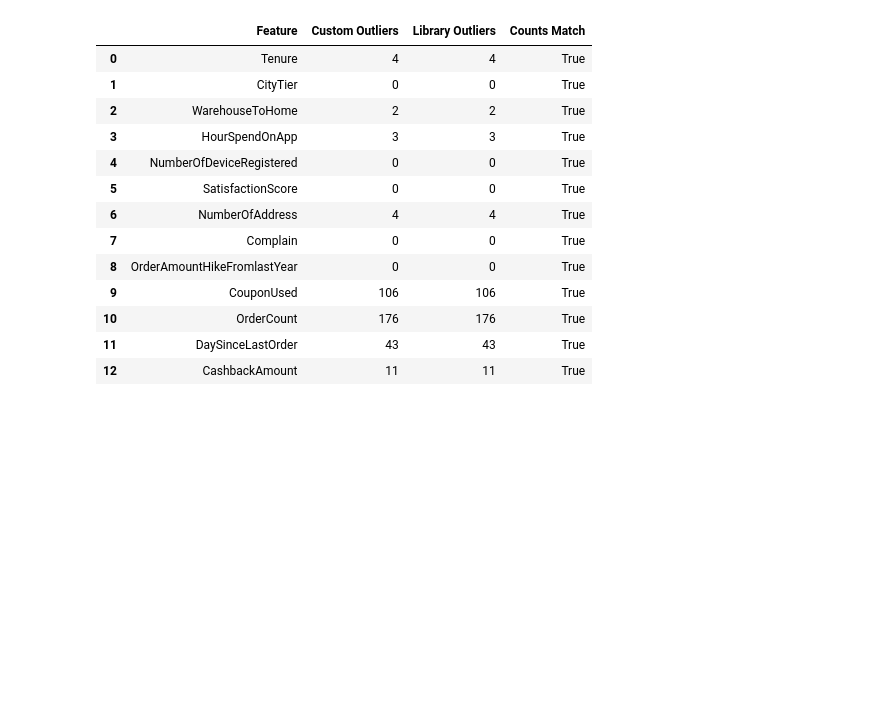
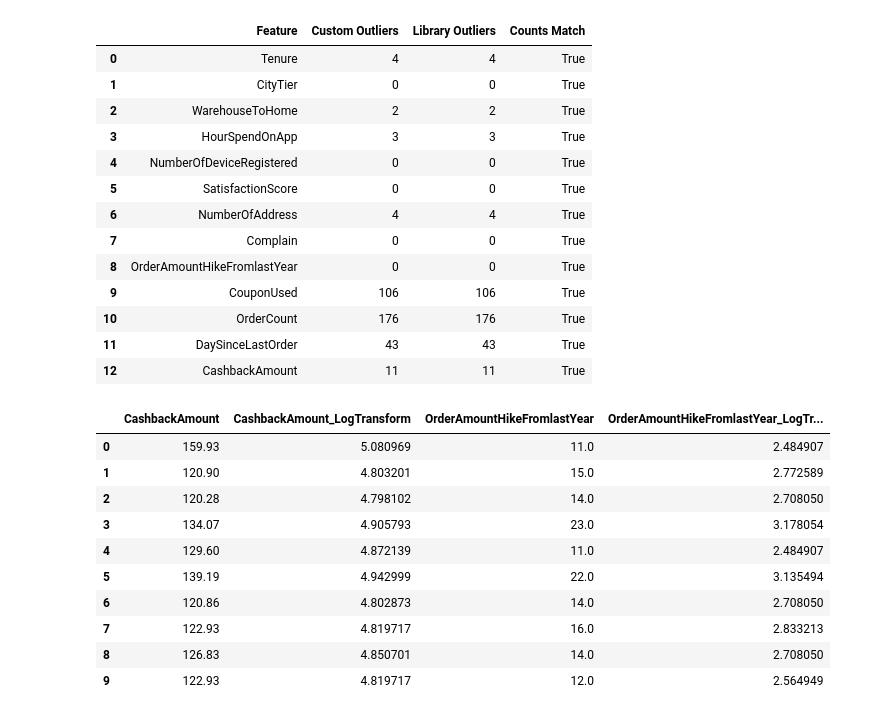
Before and after one commit to DrishtiNigam1928/CUSTOMER_CHURN, a Jupyter notebook: notebooks/main_analysis.ipynb, the cells around one changed output. Drawn from its saved outputs; the diff is of its cells as text; code cells hidden in the pictures; blank space fills up the shorter version.

```diff
--- a/notebooks/main_analysis.ipynb
+++ b/notebooks/main_analysis.ipynb
@@ -708,3 +708,40 @@ pd.DataFrame(verify_z_rows)
 | 10 | OrderCount | 176 | 176 | True |
 | 11 | DaySinceLastOrder | 43 | 43 | True |
 | 12 | CashbackAmount | 11 | 11 | True |
+# %%
+# F3 + G - Outlier Treatment using Transformation
+
+import numpy as np
+df_outlier_transform = df_cleaned.copy()
+
+#Apply Log(x + 1) Transformation
+features = ["CashbackAmount","OrderAmountHikeFromlastYear"]
+
+for col in features:
+    new_col = col + "_LogTransform"
+    transformed_values = []
+
+    for x in df_outlier_transform[col]:
+
+        if pd.notna(x):
+            transformed_values.append(np.log(x + 1))
+        else:
+            transformed_values.append(x)
+
+    df_outlier_transform[new_col] = transformed_values
+
+
+# Show Original and Transformed Values
+display(df_outlier_transform[["CashbackAmount","CashbackAmount_LogTransform","OrderAmountHikeFromlastYear","OrderAmountHikeFromlastYear_LogTransform"]].head(10))
+# %% [output]
+|  | CashbackAmount | CashbackAmount_LogTransform | OrderAmountHikeFromlastYear | OrderAmountHikeFromlastYear_LogTr... |
+| 0 | 159.93 | 5.080969 | 11.0 | 2.484907 |
+| 1 | 120.90 | 4.803201 | 15.0 | 2.772589 |
+| 2 | 120.28 | 4.798102 | 14.0 | 2.708050 |
+| 3 | 134.07 | 4.905793 | 23.0 | 3.178054 |
+| 4 | 129.60 | 4.872139 | 11.0 | 2.484907 |
+| 5 | 139.19 | 4.942999 | 22.0 | 3.135494 |
+| 6 | 120.86 | 4.802873 | 14.0 | 2.708050 |
+| 7 | 122.93 | 4.819717 | 16.0 | 2.833213 |
+| 8 | 126.83 | 4.850701 | 14.0 | 2.708050 |
+| 9 | 122.93 | 4.819717 | 12.0 | 2.564949 |
```
